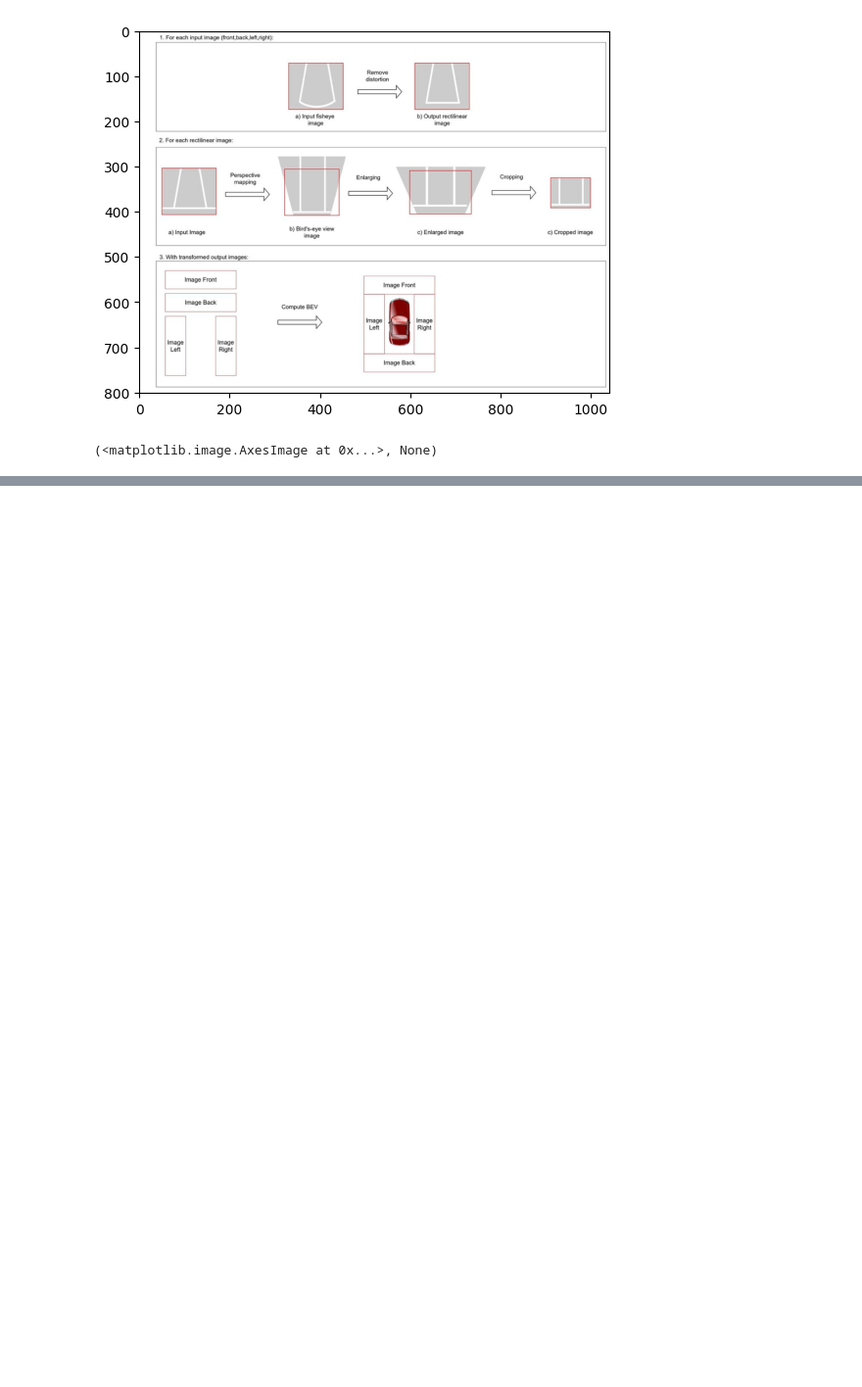
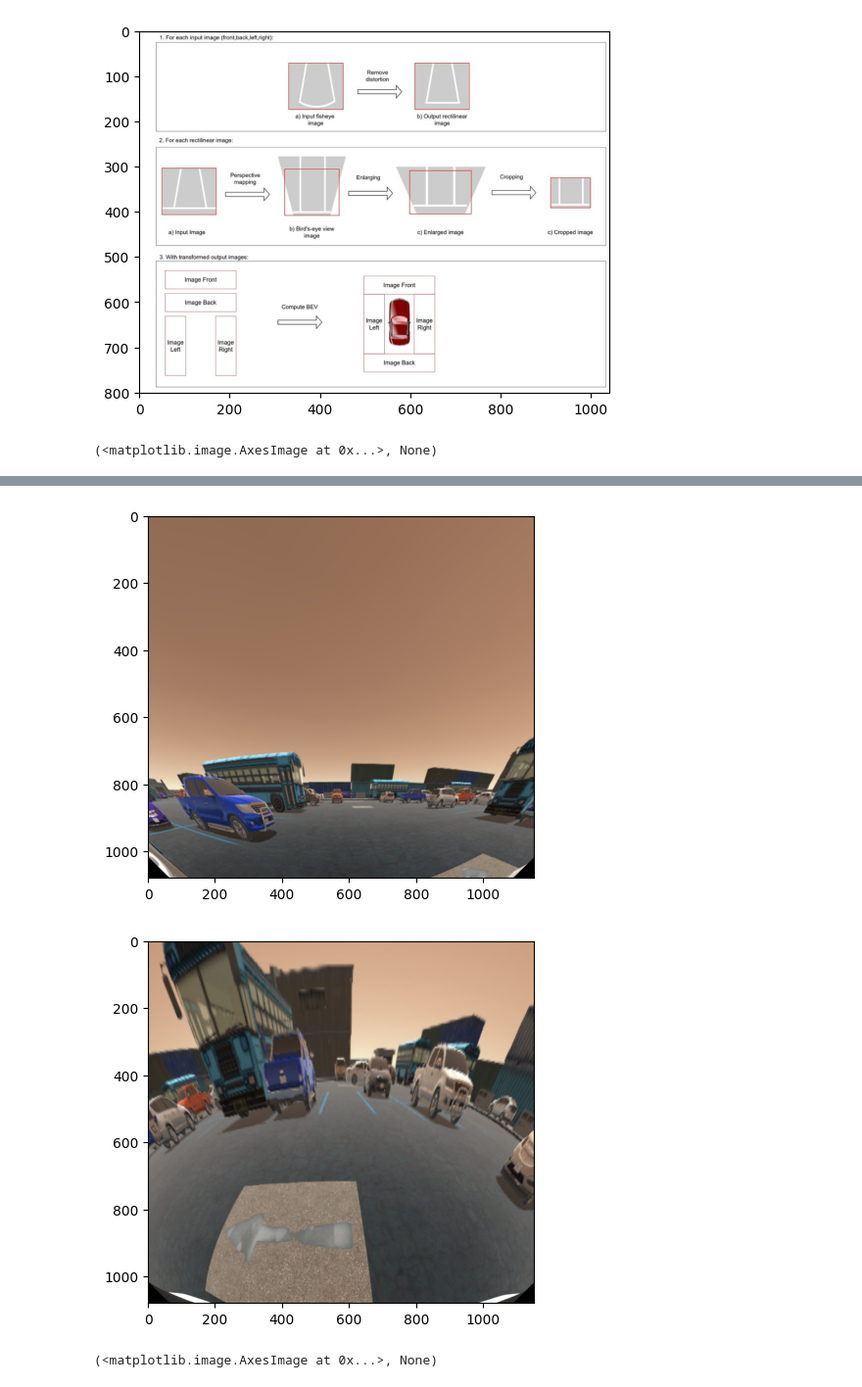
Before and after one commit to wuyasan/CVFinalProject, a Jupyter notebook: notebooks/fisheye_bev.ipynb, the cells around one changed output, grey strips where cells are left out. Shown at 98% size. Cells and saved outputs as stored; diff of their text form; code cells hidden in the pictures; blank space fills up the shorter version.

```diff
--- a/notebooks/fisheye_bev.ipynb
+++ b/notebooks/fisheye_bev.ipynb
@@ -88,0 +93,24 @@ plt.imshow(warped_image4), plt.show() # REAR
+# %%
+
+# Define the coordinates of the region you want to crop (x, y, width, height)
+new_height, new_width = image2.shape[:2]
+x_factor = new_width
+crop = 0.05
+new_width = new_width - (int(new_width*crop))
+x, y = int(x_factor*crop), 0
+
+
+# Crop the region of interest from the image
+cropped_image1 = warped_image1[y:y+new_height, x:new_width]
+cropped_image2 = warped_image2[y:y+new_height, x:new_width]
+cropped_image3 = warped_image3[y:y+new_height, x:new_width]
+cropped_image4 = warped_image4[y:y+new_height, x:new_width]
+
+plt.imshow(cropped_image1), plt.show()
+plt.imshow(cropped_image2), plt.show()
+# plt.imshow(cropped_image3), plt.show()
+# plt.imshow(cropped_image4), plt.show()
+# %% [output]
+[figure, added]
+[figure, added]
+(<matplotlib.image.AxesImage at 0x...>, None)
```
Also changed, not shown: parts of 8 cells of this notebook.
